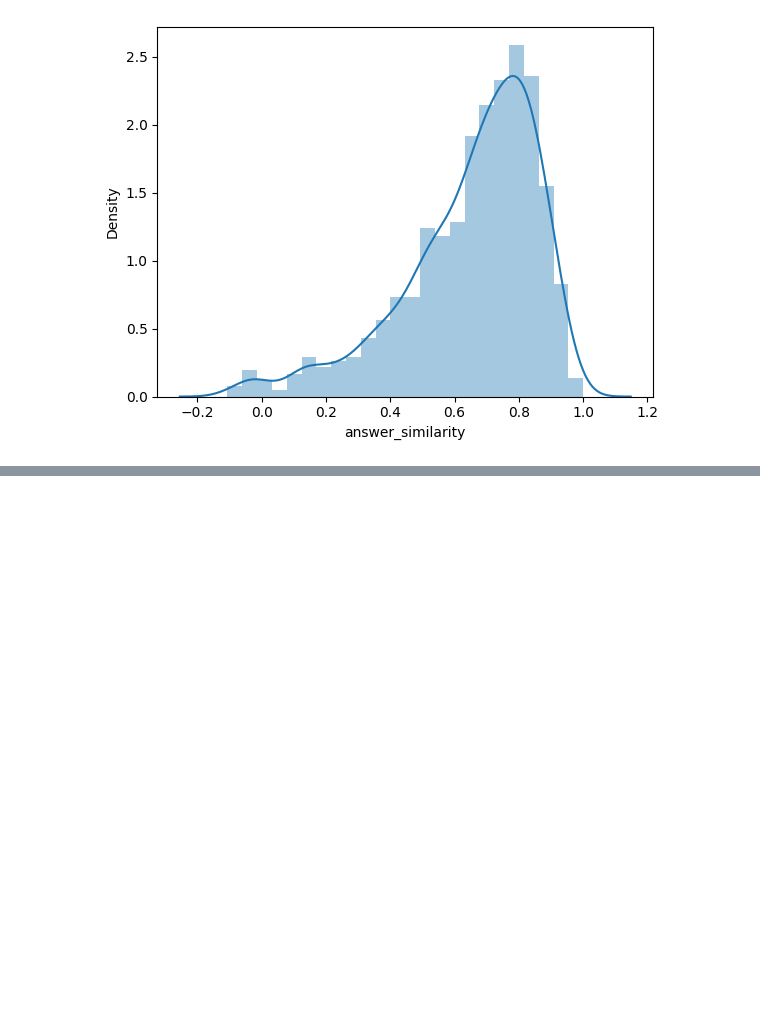
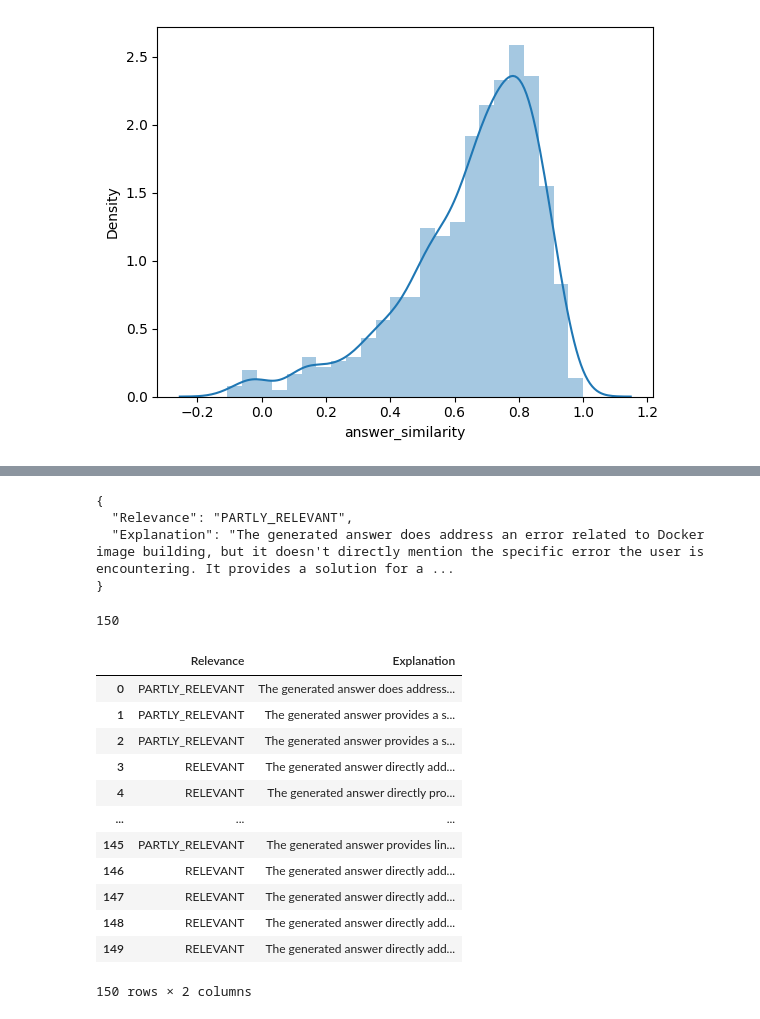
Before and after one commit to programmer-ke/faq-rag, a Jupyter notebook: offline_rag_eval.ipynb, the cells around one changed output, grey strips where cells are left out. Saved outputs shown, nothing was run; the diff lists cells and outputs as text; code cells hidden in the pictures; blank space fills up the shorter version.

```diff
--- a/offline_rag_eval.ipynb
+++ b/offline_rag_eval.ipynb
@@ -417,0 +626,48 @@ https://gist.github.com/mwaskom/de44147ed2974457ad6372750bbe5751
+# %%
+evaluation = llm(prompt, open_nemo_model)
+print(evaluation)
+# %% [output]
+{
+  "Relevance": "PARTLY_RELEVANT",
+  "Explanation": "The generated answer does address an error related to Docker image building, but it doesn't directly mention the specific error the user is encountering. It provides a solution for a ...
+}
+# %%
+answers2 = []
+# %%
+for sample in tqdm(samples):
+    prompt = prompt2_template.format(**sample)
+    answer = None
+    while not answer:
+        try:
+            answer = llm(prompt, open_nemo_model)
+        except openai.RateLimitError:
+            time.sleep(30)
+    answers2.append(answer)
+    time.sleep(1.2)
+# %%
+len(answers2)
+# %% [output]
+150
+# %%
+evaluations2 = []
+
+for i, ans in enumerate(answers2):
+    evaluations2.append(json.loads(ans))
+# %%
+df_evaluations2 = pd.DataFrame(evaluations2)
+# %%
+df_evaluations2
+# %% [output]
+|  | Relevance | Explanation |
+| 0 | PARTLY_RELEVANT | The generated answer does address... |
+| 1 | PARTLY_RELEVANT | The generated answer provides a s... |
+| 2 | PARTLY_RELEVANT | The generated answer provides a s... |
+| 3 | RELEVANT | The generated answer directly add... |
+| 4 | RELEVANT | The generated answer directly pro... |
+| ... | ... | ... |
+| 145 | PARTLY_RELEVANT | The generated answer provides lin... |
+| 146 | RELEVANT | The generated answer directly add... |
+| 147 | RELEVANT | The generated answer directly add... |
+| 148 | RELEVANT | The generated answer directly add... |
+| 149 | RELEVANT | The generated answer directly add... |
+150 rows × 2 columns
```
Also changed, not shown: parts of 30 cells of this notebook.
